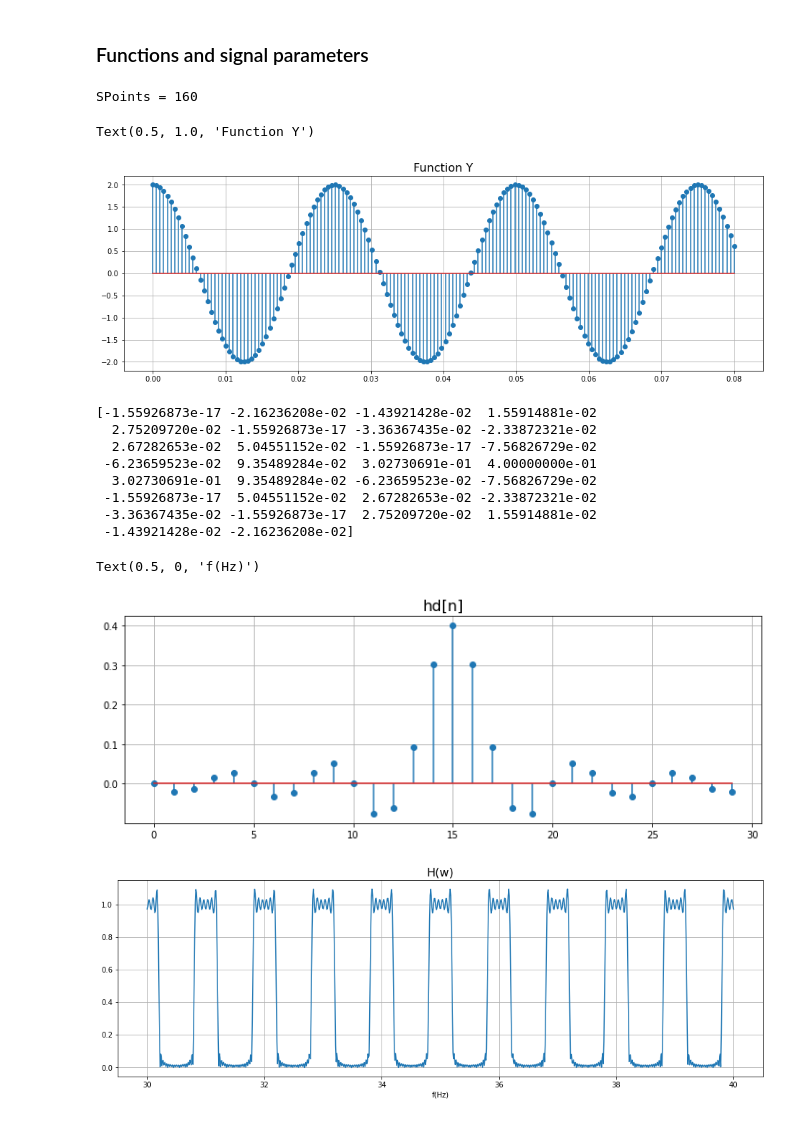
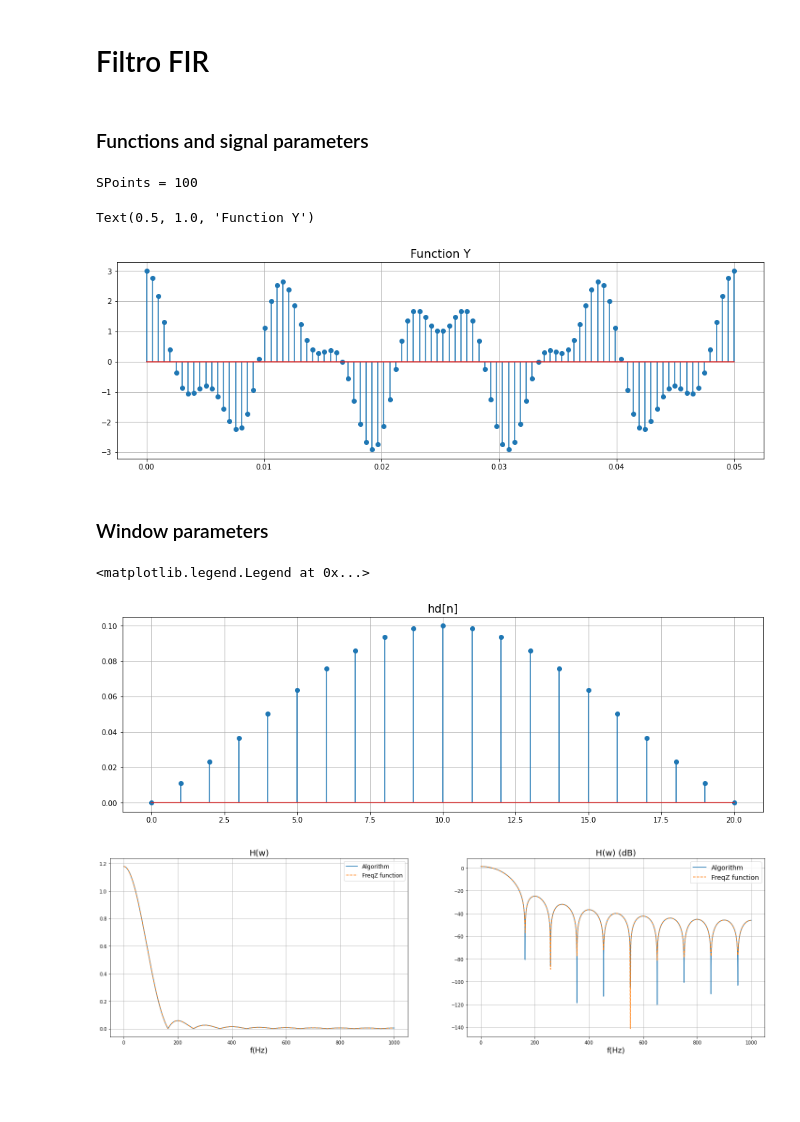
Before and after one commit to CaioRodrigues200/Signal_Processing, a Jupyter notebook: Atividades/Filter.ipynb, the cells around one changed output. Saved outputs shown, nothing was run; the diff lists cells and outputs as text; code cells hidden in the pictures; blank space fills up the shorter version.

Commit message:
Filter v2.1

```diff
--- a/Atividades/Filter.ipynb
+++ b/Atividades/Filter.ipynb
@@ -9,3 +10,5 @@ from numpy.lib.scimath import sqrt as csqrt
+# %% [markdown]
+# Filtro FIR
 # %% [markdown]
 ### Functions and signal parameters
 # %%
@@ -16,7 +19,7 @@ def f(x):
 def hdSin(x, wc, M):
     return np.sin(wc*(x-M))/(np.pi*(x-M))
 # %%
-Lims = [0,8e-2]   # Sample limits
+Lims = [0,5e-2]   # Sample limits
 Fs = 2000 # Sample frequency
 
 SPoints = int(Fs*(Lims[1] - Lims[0]))    # Sample points
@@ -29,55 +32,58 @@ plt.grid(True)
 plt.stem(Xs,Ys)
 plt.title("Function Y", fontsize=16)
 # %% [output]
-SPoints = 160
+SPoints = 100
 Text(0.5, 1.0, 'Function Y')
-[figure, old version]
+[figure, new version]
+# %% [markdown]
+### Window parameters
 # %%
-FOrder = 30 # Filter order
-CutF = 400 # Cutoff frequency (Hz)
+FOrder = 20 # Filter order
+CutF = 100 # Cutoff frequency (Hz)
 
 wc = 2*np.pi*CutF/Fs
-w = np.ones(FOrder)
-hd = np.zeros(FOrder)
+w = np.ones(FOrder+1)
+hd = np.zeros(FOrder+1)
 
-for i in range(len(hd)):
+for i in range(FOrder+1): # Window inverse transform
     if(i == FOrder/2):
         hd[i] = wc/np.pi
     else:
         hd[i] = hdSin(i,wc,FOrder/2)
 
-plt.figure(figsize=(12,4))
+plt.figure(figsize=(16,5))
 plt.grid(True)
 plt.stem(np.arange(0,len(hd),1),hd)
 plt.title("hd[n]", fontsize=16)
 
 h = np.multiply(w,hd)
-print(h)
-FreqPoints = 1000  # Frequency points for calculing H(n)
+FreqPoints = 10000  # Frequency points for calculing H(n)
 
-NormW = np.linspace(30*2*np.pi, 40*2*np.pi, FreqPoints)
+NormW = np.linspace(0, 0.5*2*np.pi, FreqPoints)
 HArray = np.zeros(FreqPoints, dtype=complex)
-for j in range(len(NormW)):
+for j in range(len(NormW)):  # Z Transform loop
     HResp = 0
     for i in range(len(h)):
         HResp = HResp + h[i]*np.exp(-1j*NormW[j]*i)
     HArray[j] = HResp
 
+w , H = signal.freqz(hd,fs=Fs) # FreqZ function calculation
 
-plt.figure(figsize=(16,5))
-plt.grid(True)
-plt.plot(NormW/(2*np.pi),np.abs(HArray))
-plt.title("H(w)", fontsize=16)
-plt.xlabel("f(Hz)")
+figure, ax = plt.subplots(1,2,figsize=(25,7))
+ax[0].grid(True)
+ax[0].plot(Fs*NormW/(2*np.pi),np.abs(HArray), label="Algorithm")
+ax[0].plot(w,np.abs(H), "--", label="FreqZ function")
+ax[0].set_title("H(w)", fontsize=18)
+ax[0].set_xlabel("f(Hz)", fontsize=16)
+ax[0].legend(fontsize=12)
+
+ax[1].grid(True)
+ax[1].plot(Fs*NormW/(2*np.pi),20*np.log10(np.abs(HArray)), label="Algorithm")
+ax[1].plot(w,20*np.log10(np.abs(H)), "--", label="FreqZ function")
+ax[1].set_title("H(w) (dB)", fontsize=18)
+ax[1].set_xlabel("f(Hz)", fontsize=16)
+ax[1].legend(fontsize=14)
 # %% [output]
-[-1.55926873e-17 -2.16236208e-02 -1.43921428e-02  1.55914881e-02
-  2.75209720e-02 -1.55926873e-17 -3.36367435e-02 -2.33872321e-02
-  2.67282653e-02  5.04551152e-02 -1.55926873e-17 -7.56826729e-02
- -6.23659523e-02  9.35489284e-02  3.02730691e-01  4.00000000e-01
-  3.02730691e-01  9.35489284e-02 -6.23659523e-02 -7.56826729e-02
- -1.55926873e-17  5.04551152e-02  2.67282653e-02 -2.33872321e-02
- -3.36367435e-02 -1.55926873e-17  2.75209720e-02  1.55914881e-02
- -1.43921428e-02 -2.16236208e-02]
+<matplotlib.legend.Legend at 0x...>
-Text(0.5, 0, 'f(Hz)')
-[figure, old version]
+[figure, new version]
-[figure, old version]
+[figure, new version]
```
Also changed, not shown: parts of 7 cells of this notebook, 2 other files.
